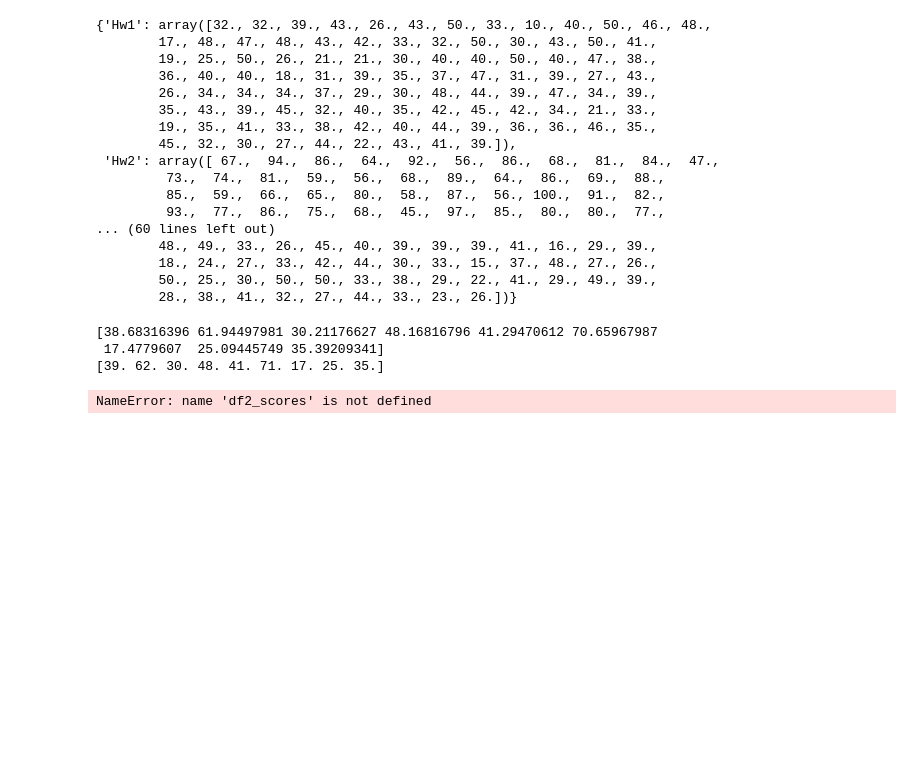
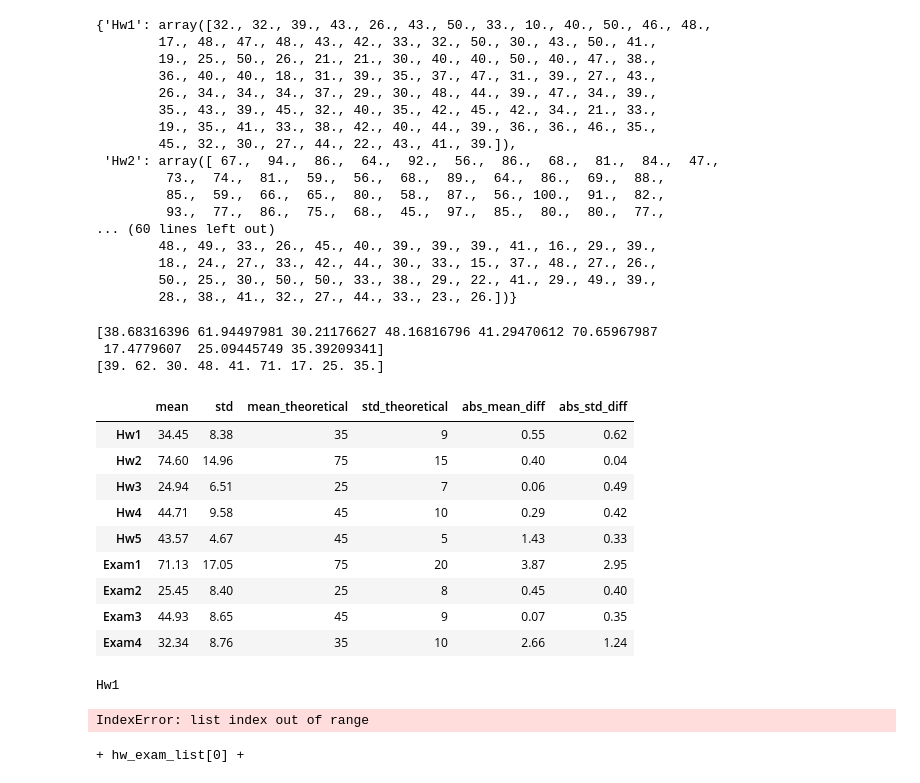
Before and after one commit to pChitral/assignment6, a Jupyter notebook: playground.ipynb, the cells around one changed output. Drawn from its saved outputs; the diff is of its cells as text; code cells hidden in the pictures; blank space fills up the shorter version.

```diff
--- a/playground.ipynb
+++ b/playground.ipynb
@@ -854,14 +854,53 @@ print(scores[0])
 [38.68316396 61.94497981 30.21176627 48.16816796 41.29470612 70.65967987
  17.4779607  25.09445749 35.39209341]
 [39. 62. 30. 48. 41. 71. 17. 25. 35.]
+# %%
+# ---- DO NOT CHANGE
+np.random.seed(0)
+# ---- DO NOT CHANGE
+
+mu = [35, 75, 25, 45, 45, 75, 25, 45, 35]
+sigma = [9, 15, 7, 10, 5, 20, 8, 9, 10]
+max_score = [50, 100, 40, 60, 50, 100, 50, 60, 50]
+
+scores = np.random.normal(mu, sigma, size=(100, 9))
+scores = np.round(scores)
+scores_clip = np.clip(scores, 0, max_score)
+series_maal = scores_clip.T
+
+hw_list = []
+exam_list = []
+hasho = {}
+
+for i in range(5):
+    hw_list.append((f"Hw{i+1}"))
+    if i <= 3:
+        exam_list.append((f"Exam{i+1}"))
+
+hw_exam_list = hw_list + exam_list
+
+for i in range(len(hw_exam_list)):
+    hasho[hw_exam_list[i]] = series_maal[i]
+hasho
+
+df2_scores =  pd.DataFrame.from_dict(hasho)
 # %%
 mu = [35, 75, 25, 45, 45, 75, 25, 45, 35]
 sigma = [9, 15, 7, 10, 5, 20, 8, 9, 10]
 df = df2_scores.describe().T.drop(['count','min','25%','50%','75%','max'], axis = 1).round(2)
 df['mean_theoretical'] = mu
 df['std_theoretical'] = sigma
 df['abs_mean_diff'] = round(abs(df['mean'] - df['mean_theoretical']), 2)
 df['abs_std_diff'] = round(abs(df['std'] - df['std_theoretical']), 2)
-return df
+df
 # %% [output]
-NameError: name 'df2_scores' is not defined
+|  | mean | std | mean_theoretical | std_theoretical | abs_mean_diff | abs_std_diff |
+| Hw1 | 34.45 | 8.38 | 35 | 9 | 0.55 | 0.62 |
+| Hw2 | 74.60 | 14.96 | 75 | 15 | 0.40 | 0.04 |
+| Hw3 | 24.94 | 6.51 | 25 | 7 | 0.06 | 0.49 |
+| Hw4 | 44.71 | 9.58 | 45 | 10 | 0.29 | 0.42 |
+| Hw5 | 43.57 | 4.67 | 45 | 5 | 1.43 | 0.33 |
+| Exam1 | 71.13 | 17.05 | 75 | 20 | 3.87 | 2.95 |
+| Exam2 | 25.45 | 8.40 | 25 | 8 | 0.45 | 0.40 |
+| Exam3 | 44.93 | 8.65 | 45 | 9 | 0.07 | 0.35 |
+| Exam4 | 32.34 | 8.76 | 35 | 10 | 2.66 | 1.24 |
@@ -867,0 +932,37 @@ NameError: name 'df2_scores' is not defined
+# %%
+max_score = [50, 100, 40, 60, 50, 100, 50, 60, 50]
+
+for i in range(5):
+    hw_list.append((f"'Hw{i+1}'"))
+    if i <= 3:
+        exam_list.append((f"'Exam{i+1}'"))
+
+hw_exam_list = hw_list + exam_list
+print(hw_exam_list[0])
+for i in range(len(hw_exam_list)):
+    df2_students[hw_exam_list[i]] = ((df2_scores[hw_exam_list[i]]/max_score[i])*100).round()
+df2_students
+
+df2_students['Hw1'] = ((df2_scores['Hw1']/max_score[0])*100).round()
+df2_students['Hw2'] = ((df2_scores['Hw2']/max_score[1])*100).round()
+df2_students['Hw3'] = ((df2_scores['Hw3']/max_score[2])*100).round()
+df2_students['Hw4'] = ((df2_scores['Hw4']/max_score[3])*100).round()
+df2_students['Hw5'] = ((df2_scores['Hw5']/max_score[4])*100).round()
+df2_students['Exam1'] = ((df2_scores['Exam1']/max_score[5])*100).round()
+df2_students['Exam2'] = ((df2_scores['Exam2']/max_score[6])*100).round()
+df2_students['Exam3'] = ((df2_scores['Exam3']/max_score[7])*100).round()
+df2_students['Exam4'] = ((df2_scores['Exam4']/max_score[8])*100).round()
+df_students.round()
+# %% [output]
+Hw1
+IndexError: list index out of range
+# %%
+for i in range(5):
+    hw_list.append((f"'Hw{i+1}'"))
+    if i <= 3:
+        exam_list.append((f"'Exam{i+1}'"))
+
+hw_exam_list = hw_list + exam_list
+print('+ hw_exam_list[0] + ')
+# %% [output]
++ hw_exam_list[0] +
```
Also changed, not shown: parts of 2 cells of this notebook, 3 other files.
